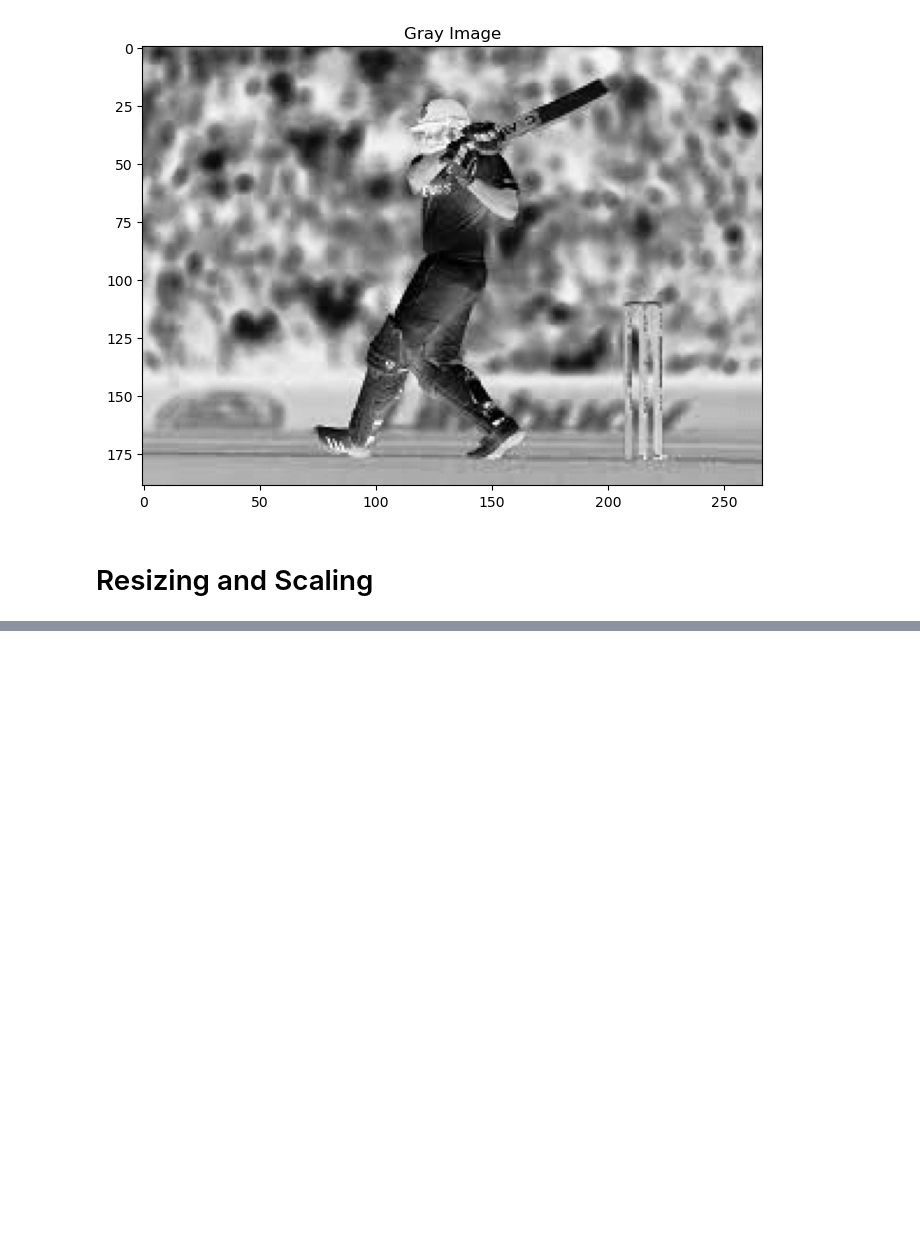
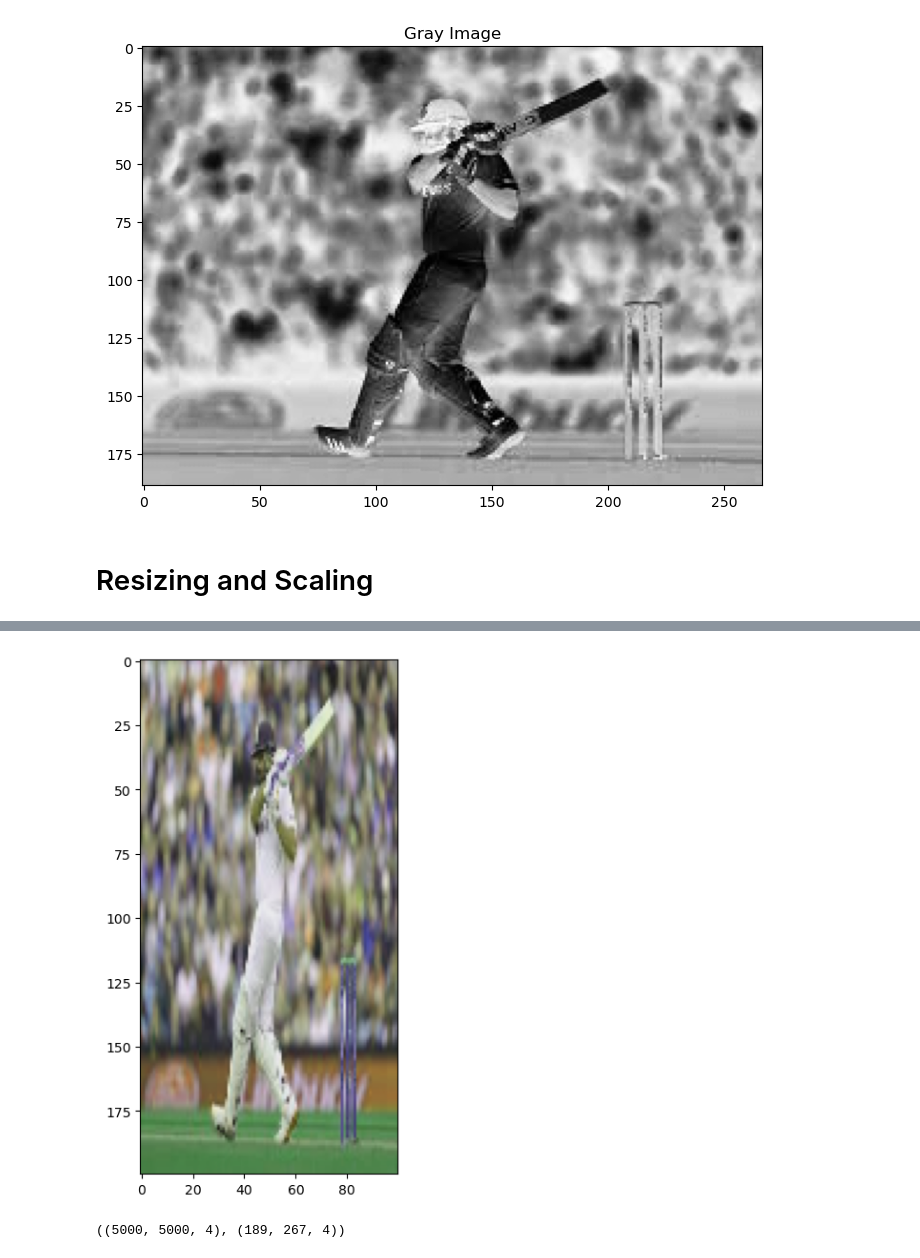
Before and after one commit to Michila0/pose-detection, a Jupyter notebook: ImageProcessing-checkpoint.ipynb, the cells around one changed output, grey strips where cells are left out. Drawn from its saved outputs; the diff is of its cells as text; code cells hidden in the pictures; blank space fills up the shorter version.

```diff
--- a/ImageProcessing-checkpoint.ipynb
+++ b/ImageProcessing-checkpoint.ipynb
@@ -183,0 +193,12 @@ img_resize = cv2.resize(img, None, fx=0.2, fy=0.2, interpolation=cv2.INTER_CUBIC
+# %%
+#Different
+img_resize = cv2.resize(img, (100, 200))
+fig, ax = plt.subplots(figsize=(7, 7))
+ax.imshow(img_resize)
+plt.show()
+# %% [output]
+[figure, added]
+# %%
+img_resize.shape, img.shape
+# %% [output]
+((5000, 5000, 4), (189, 267, 4))
```
Also changed, not shown: parts of 3 cells of this notebook.
